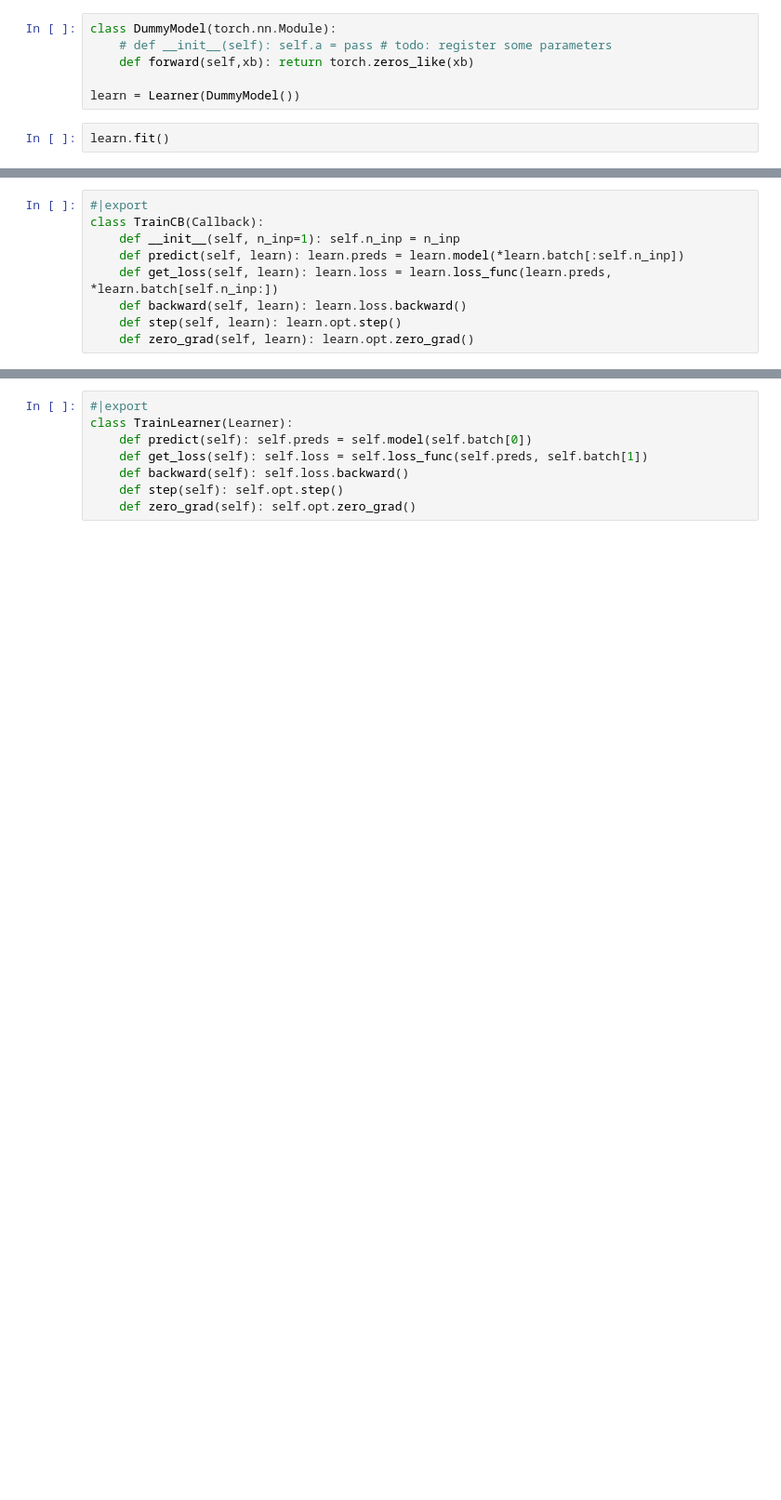
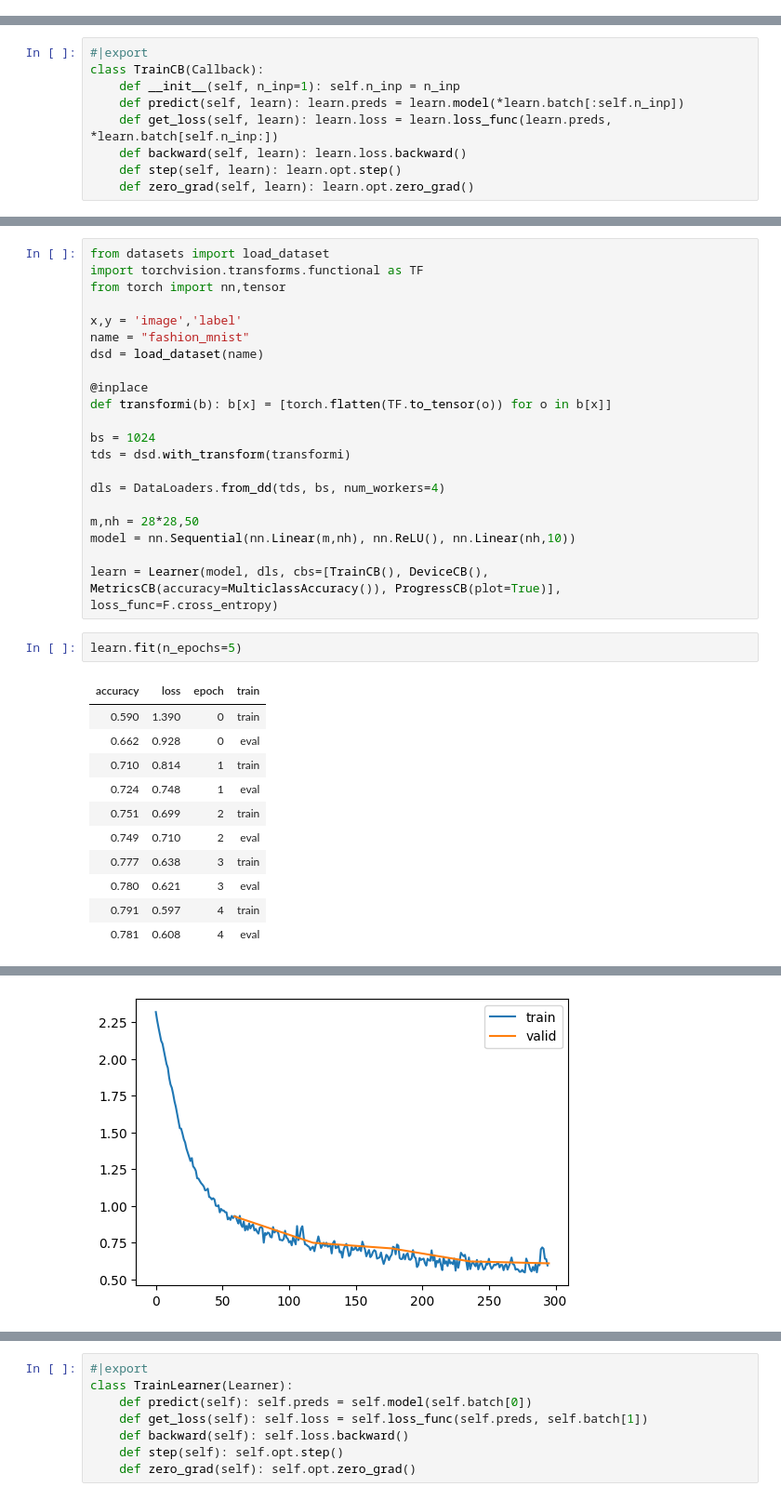
Before and after one commit to fromLittleAcorns/miniai, a Jupyter notebook: nbs/04_learner.ipynb, the cells around one changed output, grey strips where cells are left out. Shown at 93% size. Drawn from its saved outputs; the diff is of its cells as text; blank space fills up the shorter version.

Commit message:
Added 04_learner

```diff
--- a/nbs/04_learner.ipynb
+++ b/nbs/04_learner.ipynb
@@ -151,11 +69,3 @@ class Learner():
 class SingleBatchCB(Callback):
     order = 1
     def after_batch(self, learn): raise CancelFitException()
-# %%
-class DummyModel(torch.nn.Module):
-    # def __init__(self): self.a = pass # todo: register some parameters
-    def forward(self,xb): return torch.zeros_like(xb)
-
-learn = Learner(DummyModel())
-# %%
-learn.fit()
@@ -235,0 +243,35 @@ class ProgressCB(Callback):
+# %%
+from datasets import load_dataset
+import torchvision.transforms.functional as TF
+from torch import nn,tensor
+
+x,y = 'image','label'
+name = "fashion_mnist"
+dsd = load_dataset(name)
+
+@inplace
+def transformi(b): b[x] = [torch.flatten(TF.to_tensor(o)) for o in b[x]]
+
+bs = 1024
+tds = dsd.with_transform(transformi)
+
+dls = DataLoaders.from_dd(tds, bs, num_workers=4)
+
+m,nh = 28*28,50
+model = nn.Sequential(nn.Linear(m,nh), nn.ReLU(), nn.Linear(nh,10))
+
+learn = Learner(model, dls, cbs=[TrainCB(), DeviceCB(), MetricsCB(accuracy=MulticlassAccuracy()), ProgressCB(plot=True)], loss_func=F.cross_entropy)
+# %%
+learn.fit(n_epochs=5)
+# %% [output]
+| accuracy | loss | epoch | train |
+| 0.590 | 1.390 | 0 | train |
+| 0.662 | 0.928 | 0 | eval |
+| 0.710 | 0.814 | 1 | train |
+| 0.724 | 0.748 | 1 | eval |
+| 0.751 | 0.699 | 2 | train |
+| 0.749 | 0.710 | 2 | eval |
+| 0.777 | 0.638 | 3 | train |
+| 0.780 | 0.621 | 3 | eval |
+| 0.791 | 0.597 | 4 | train |
+| 0.781 | 0.608 | 4 | eval |
@@ -235,0 +288 @@ class ProgressCB(Callback):
+[figure, added]
```
Also changed, not shown: parts of 30 cells of this notebook, 2 other files.
